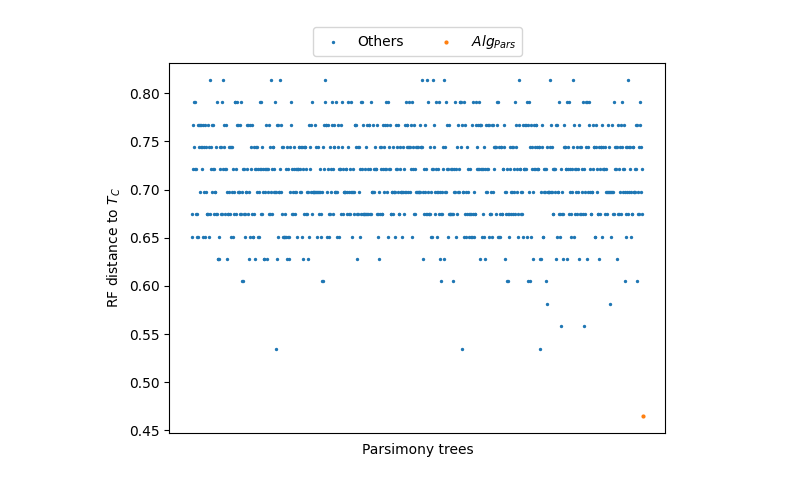
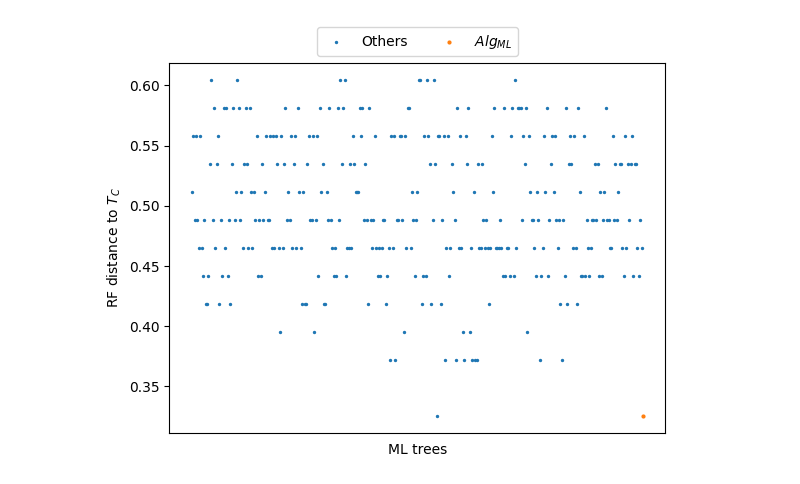
Before and after one commit to luisevonderwiese/mt_scripts, a Jupyter notebook: case_study_elena/AnalyzePavlos.ipynb, the cells around one changed output. Drawn from its saved outputs; the diff is of its cells as text; code cells hidden in the pictures.

Commit message:
Further Pavlos Analysis

```diff
--- a/case_study_elena/AnalyzePavlos.ipynb
+++ b/case_study_elena/AnalyzePavlos.ipynb
@@ -1004,8 +1049,24 @@ def kinda_bootstrap(d):
     plt.show()
     os.chdir(old_cwd)
 
-kinda_bootstrap('output/project_pavlos/pars_results')
+#kinda_bootstrap('output/project_pavlos/pars_results')
-# %% [output]
-[figure, removed]
+# %%
+def ml_stability():
+    ml_opt = 28/86
+    tree = Tree(tree_dir + "cognate_ie_compatible.tree")
+    rfs = [rf_distance_ete(tree, t) for t in read_trees_from_ete(["pavlos_ml_all_ml.trees"])]
+    fig, ax = plt.subplots()
+    # for all samples with these indices, the tree is based on the same subalignment
+    plt.scatter(range(len(rfs)), rfs, s =2, label = "Others")
+    plt.scatter([len(rfs)], [ml_opt], s =4, label = "$Alg_{ML}$")
+    plt.xlabel('ML trees')
+    plt.xticks([],[])
+    plt.ylabel('RF distance to $T_C$')
+    ax.legend(loc='lower center', bbox_to_anchor=(0.5, 1), ncol=3)
+    plt.show()
+
+ml_stability()
+# %% [output]
+[figure, added]
 # %%
 from matplotlib.cm import get_cmap
```
Also changed, not shown: parts of 4 cells of this notebook, 26 other files.
